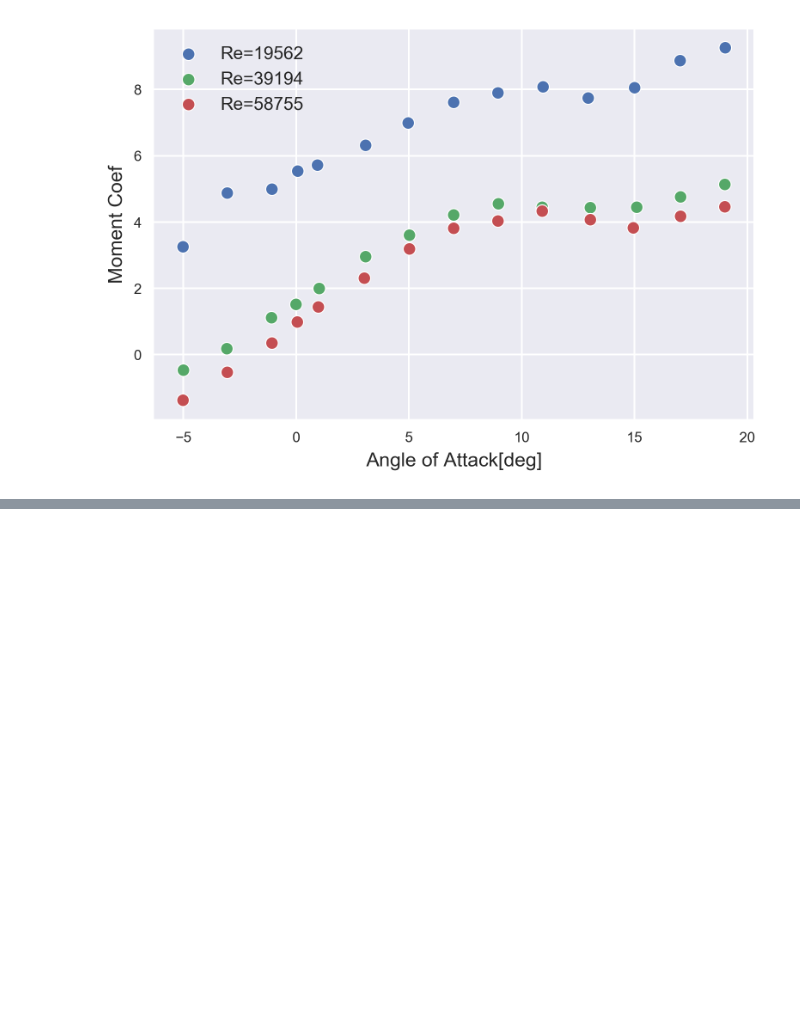
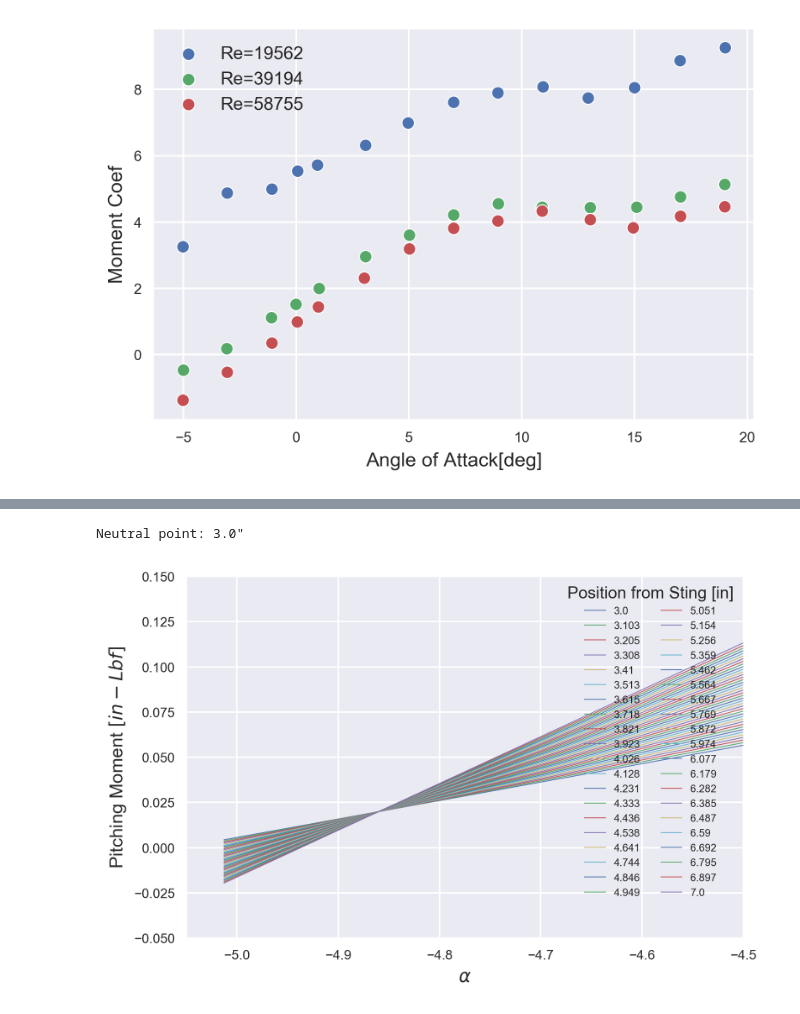
Before and after one commit to RandyChen233/AE460-aerodynamics-propulsion-Lab, a Jupyter notebook: design_lab/data_processing.ipynb, the cells around one changed output, grey strips where cells are left out. Drawn from its saved outputs; the diff is of its cells as text; code cells hidden in the pictures; blank space fills up the shorter version.

Commit message:
found neutral point

```diff
--- a/design_lab/data_processing.ipynb
+++ b/design_lab/data_processing.ipynb
@@ -759,0 +797,10 @@ where(...)
+# %%
+
+exp1_f_axial_off = df_list[0]['Axial Force[Lbf]']
+exp1_f_normal_off = df_list[0]['Normal Force[Lbf]']
+
+q4 = np.ndarray((3, 6, len(df_list[0]['Data Point'])))
+
+
+axial_pos = np.linspace(3, 7, 40)
+moments = np.ndarray((3, len(axial_pos), len(df_list[1])))
@@ -759,0 +811,4 @@ where(...)
+# %%
+for j, speed in enumerate(df_list):
+    for i, alpha in enumerate(speed['Angle of Attack[deg]']):
+        print(j)
@@ -759,0 +833,5 @@ where(...)
+# %%
+for j, speed in enumerate(df_list):
+    for i, alpha in enumerate(speed['Angle of Attack[deg]']):
+        for k, x in enumerate(axial_pos):
+            print(x)
@@ -759,0 +906,3 @@ where(...)
+# %%
+for i, pos in enumerate(axial_pos):
+    print(i)
@@ -759,0 +927,20 @@ where(...)
+# %%
+#moments
+sums = np.ndarray((len(axial_pos)))
+plt.figure(dpi=300);
+for i, pos in enumerate(axial_pos):
+    #i indicates axial location from the defined position array
+    plt.plot(df_list[0]['Angle of Attack[deg]'], moments[1][i], label=round(pos,3))
+    sums[i] = np.sum(moments[1][i] + 0.032)
+plt.xlabel(r'$\alpha$')
+plt.xlim(-5.05,-4.5);
+plt.ylim(-0.05,0.15);
+plt.ylabel('Pitching Moment $[in-Lbf]$')
+#plt.axhline(y=-0.032)
+plt.legend(title='Position from Sting [in]', loc='best', ncol=2,fontsize=6.3)
+plt.savefig('moment.png', bbox_inches='tight', dpi=200)
+
+print(f'Neutral point: {axial_pos[np.argmin(np.absolute(sums))]}"')
+# %% [output]
+Neutral point: 3.0"
+[figure, added]
```
Also changed, not shown: parts of 16 cells of this notebook, 3 other files.
